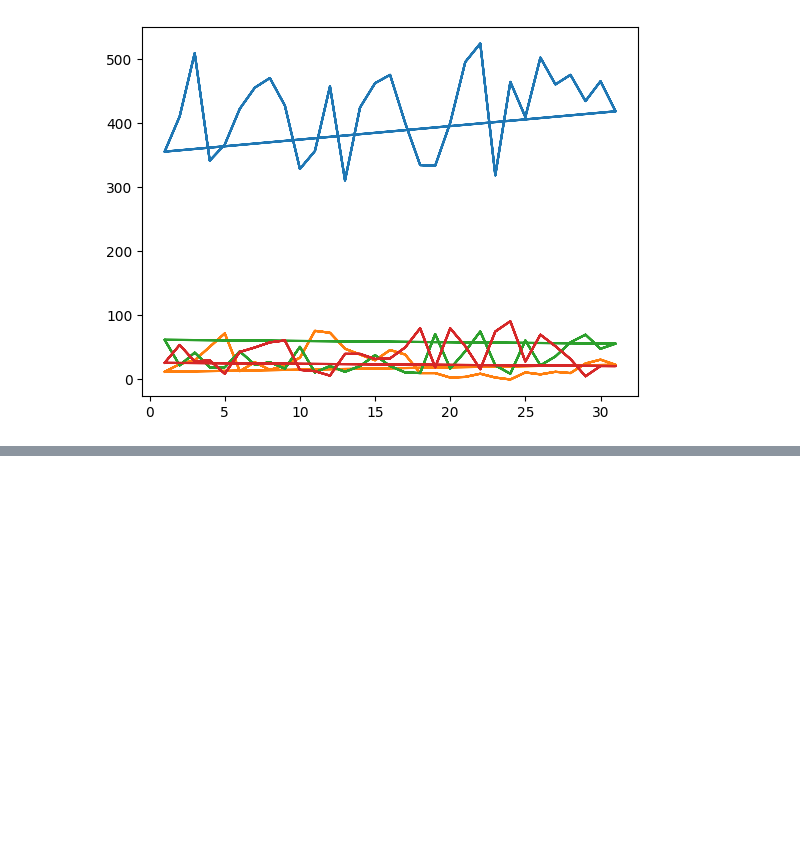
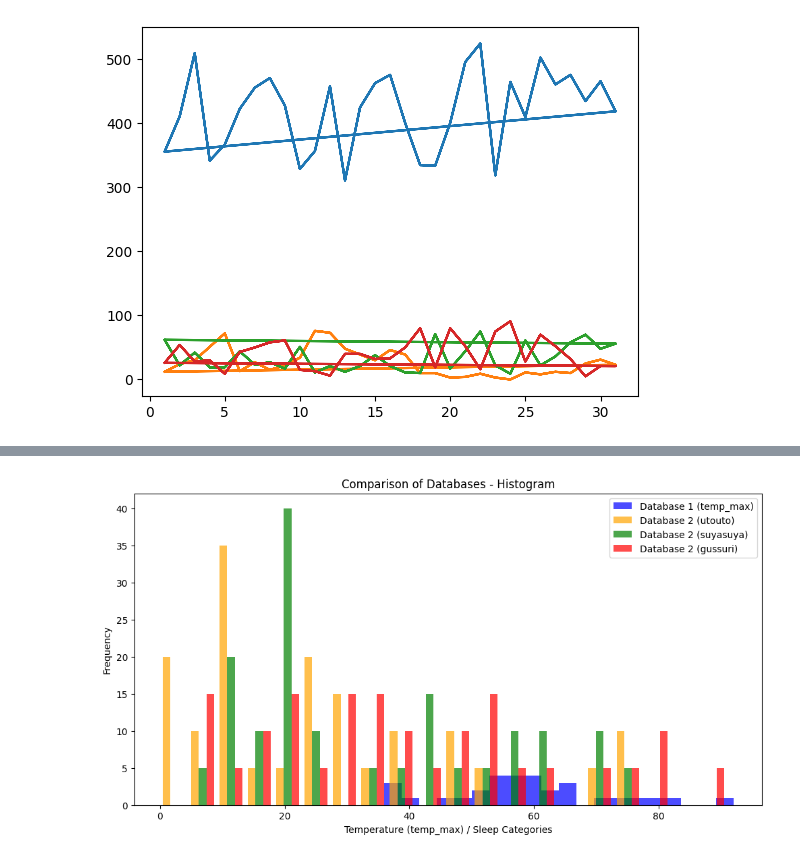
Before and after one commit to takaaaaaayuki/dsfinalpro, a Jupyter notebook: sleep_lv2.ipynb, the cells around one changed output, grey strips where cells are left out. Cells and saved outputs as stored; diff of their text form; code cells hidden in the pictures; blank space fills up the shorter version.

```diff
--- a/sleep_lv2.ipynb
+++ b/sleep_lv2.ipynb
@@ -439,0 +541,41 @@ ValueError: x and y must have same first dimension, but have shapes (124,) and (
+# %%
+import sqlite3
+import pandas as pd
+import matplotlib.pyplot as plt
+
+# データベース1 (SQLite) からデータを取得
+db1_conn = sqlite3.connect('/Users/takayuki/dsfinalpro/sleeplv2.sqlite')
+db1_query = "SELECT temp_max FROM sleeplv"  # sleeplvを実際のテーブル名に変更してください
+db1_data = pd.read_sql_query(db1_query, db1_conn)
+
+# データベース2 からデータを取得
+# 仮にデータベース2がSQLiteの場合
+db2_conn = sqlite3.connect('/Users/takayuki/dsfinalpro/sleep_level.db')
+db2_query = "SELECT utouto, suyasuya, gussuri FROM sleep_table"  # sleep_tableを実際のテーブル名に変更してください
+db2_data = pd.read_sql_query(db2_query, db2_conn)
+
+# グラフを描画
+plt.figure(figsize=(12, 6))
+
+# データベース1のデータをヒストグラムで表示
+plt.hist(db1_data['temp_max'], bins=20, color='blue', alpha=0.7, label='Database 1 (temp_max)')
+
+# データベース2のデータをヒストグラムで表示
+plt.hist([db2_data['utouto'], db2_data['suyasuya'], db2_data['gussuri']], bins=20, color=['orange', 'green', 'red'], alpha=0.7, label=['Database 2 (utouto)', 'Database 2 (suyasuya)', 'Database 2 (gussuri)'])
+
+# グラフにタイトルとラベルを追加
+plt.title('Comparison of Databases - Histogram')
+plt.xlabel('Temperature (temp_max) / Sleep Categories')
+plt.ylabel('Frequency')
+
+# 凡例を表示
+plt.legend()
+
+# グラフを表示
+plt.show()
+
+# 接続を閉じる
+db1_conn.close()
+db2_conn.close()
+# %% [output]
+[figure, added]
```
Also changed, not shown: parts of 6 cells of this notebook.
